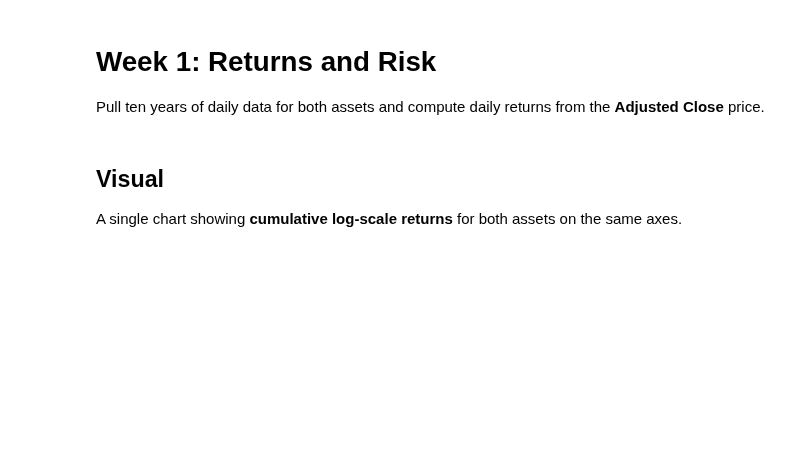
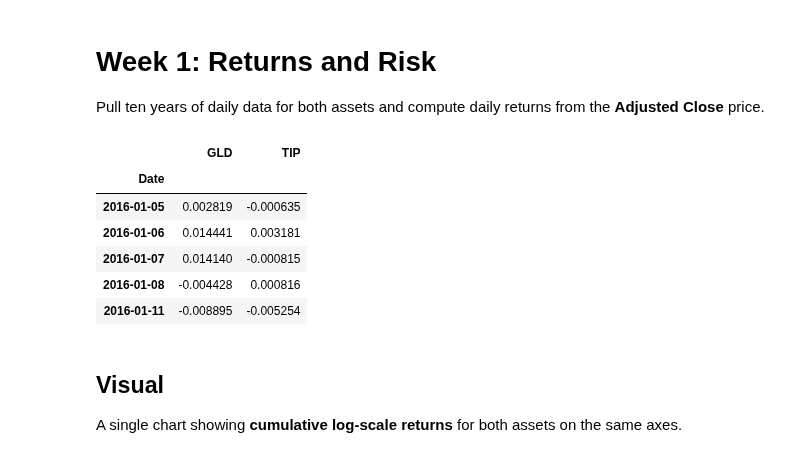
Before and after one commit to nibblettnolia/Quant-Education, a Jupyter notebook: notebooks/week1_returns_and_risk.ipynb, the cells around one changed output. Saved outputs shown, nothing was run; the diff lists cells and outputs as text; code cells hidden in the pictures; blank space fills up the shorter version.

```diff
--- a/notebooks/week1_returns_and_risk.ipynb
+++ b/notebooks/week1_returns_and_risk.ipynb
@@ -3,6 +3,35 @@
 Pull ten years of daily data for both assets and compute daily returns from the **Adjusted Close** price.
 # %%
 # Load your data from ../data/ (see the setup notebook)
+from pathlib import Path
+import pandas as pd
+
+data_dir = Path("../data")
+
+# Use a fixed 10-year window so results stay consistent when you rerun the notebook.
+start_date = "2016-01-01"
+end_date = "2025-12-31"
+
+prices = {}
+
+for ticker in ["GLD", "TIP"]:
+    df = pd.read_csv(data_dir / f"{ticker}.csv", parse_dates=["Date"])
+    df = df.set_index("Date").sort_index()
+    prices[ticker] = df.loc[start_date:end_date, "Adj Close"]
+
+# Keep dates available for both assets, then calculate each day's price change.
+adjusted_close = pd.concat(prices, axis=1).dropna()
+daily_returns = adjusted_close.pct_change().dropna()
+
+daily_returns.head()
+# %% [output]
+|  | GLD | TIP |
+| Date |  |  |
+| 2016-01-05 | 0.002819 | -0.000635 |
+| 2016-01-06 | 0.014441 | 0.003181 |
+| 2016-01-07 | 0.014140 | -0.000815 |
+| 2016-01-08 | -0.004428 | 0.000816 |
+| 2016-01-11 | -0.008895 | -0.005254 |
 # %% [markdown]
 ## Visual
 A single chart showing **cumulative log-scale returns** for both assets on the same axes.
```
Also changed, not shown: parts of 7 cells of this notebook.
